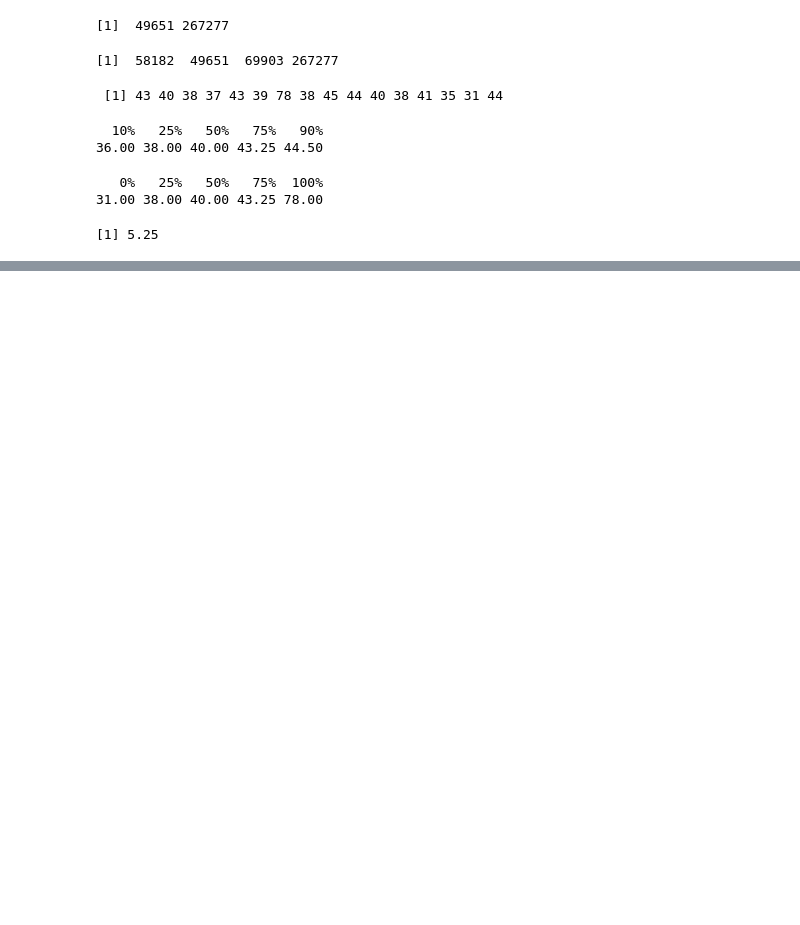
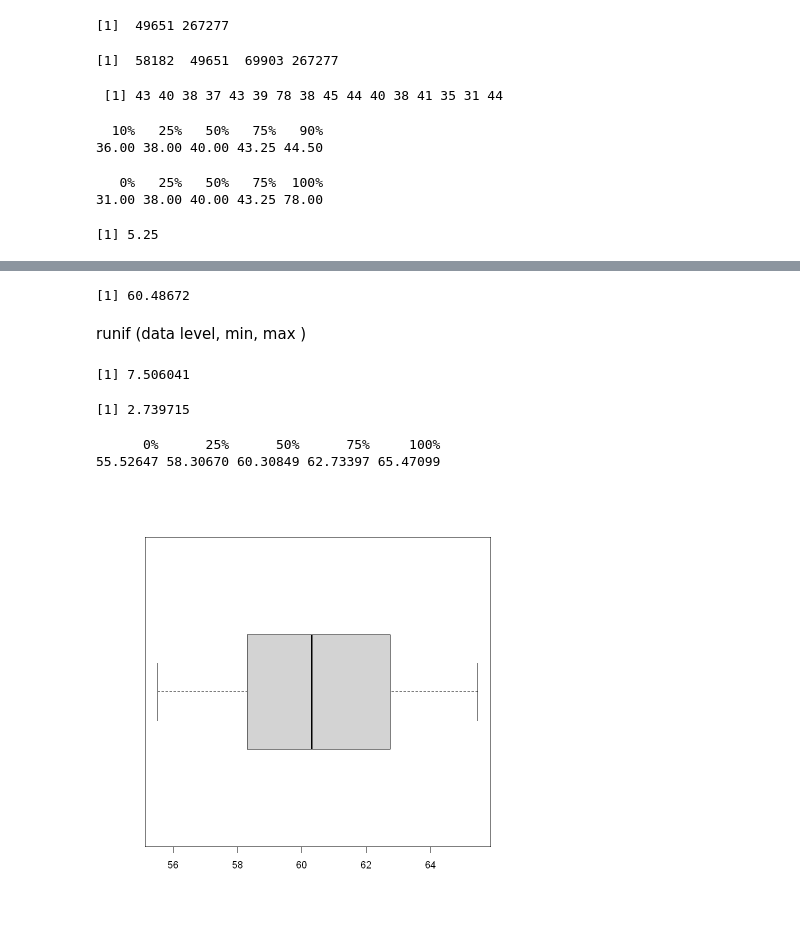
Before and after one commit to layla-focalors/r_learning_mx, a Jupyter notebook: Serika/레피드.ipynb, the cells around one changed output, grey strips where cells are left out. Drawn from its saved outputs; the diff is of its cells as text; code cells hidden in the pictures; blank space fills up the shorter version.

```diff
--- a/Serika/레피드.ipynb
+++ b/Serika/레피드.ipynb
@@ -530,3 +530,9 @@ quantile(x)
 IQR(x)
 # %% [output]
 [1] 5.25
+# %%
+# 랜덤한 값의 개수를 설정합니다.
+n <- 100
+
+# 55.5와 65.5 사이의 랜덤한 값을 생성합니다.
+mydata <- runif(n, min = 55.5, max = 65.5)
@@ -532,0 +555,25 @@ IQR(x)
+# %%
+noise = mydata
+# %%
+mean(noise)
+# %% [output]
+[1] 60.48672
+# %% [markdown]
+runif (data level, min, max )
+# %%
+var(noise)
+# %% [output]
+[1] 7.506041
+# %%
+sd(noise)
+# %% [output]
+[1] 2.739715
+# %%
+quantile(noise)
+# %% [output]
+      0%      25%      50%      75%     100%
+55.52647 58.30670 60.30849 62.73397 65.47099
+# %%
+boxplot(noise, horizontal = T)
+# %% [output]
+[figure, added]
```
Also changed, not shown: parts of 32 cells of this notebook.
